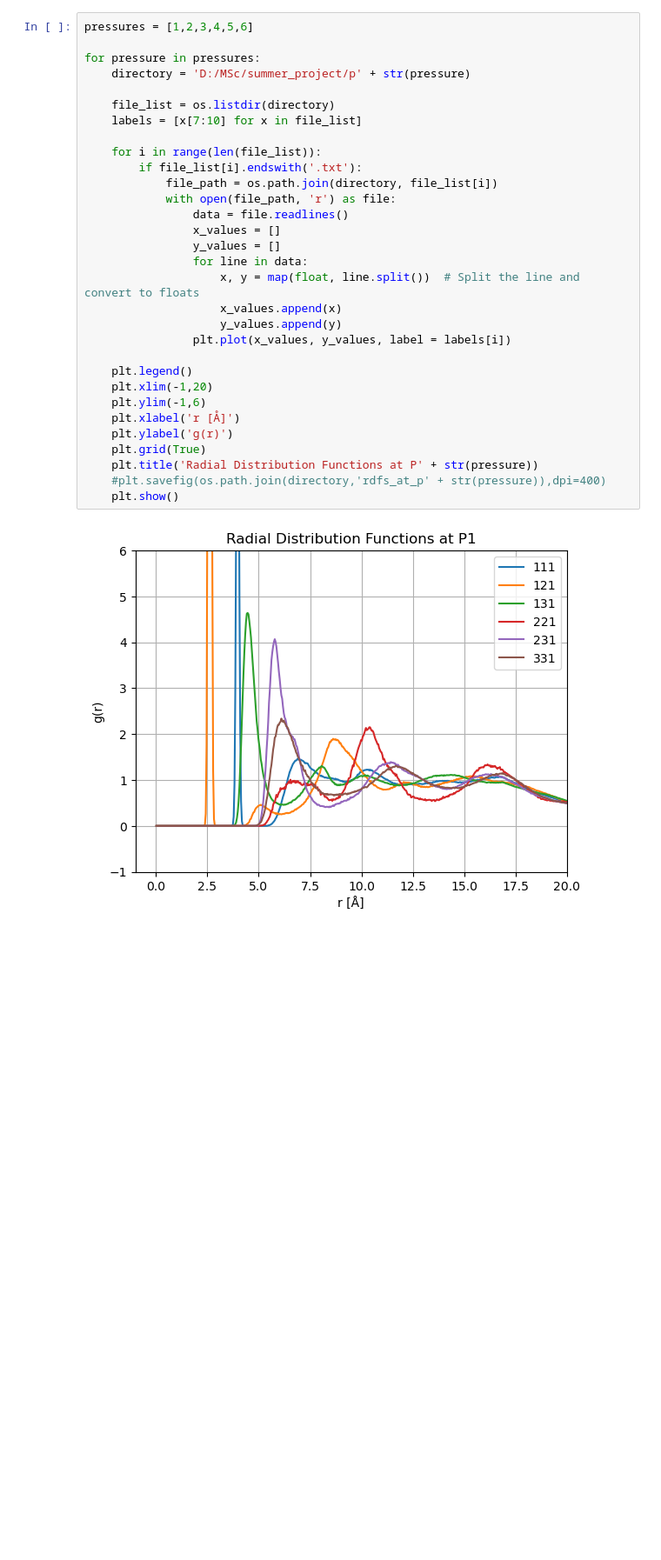
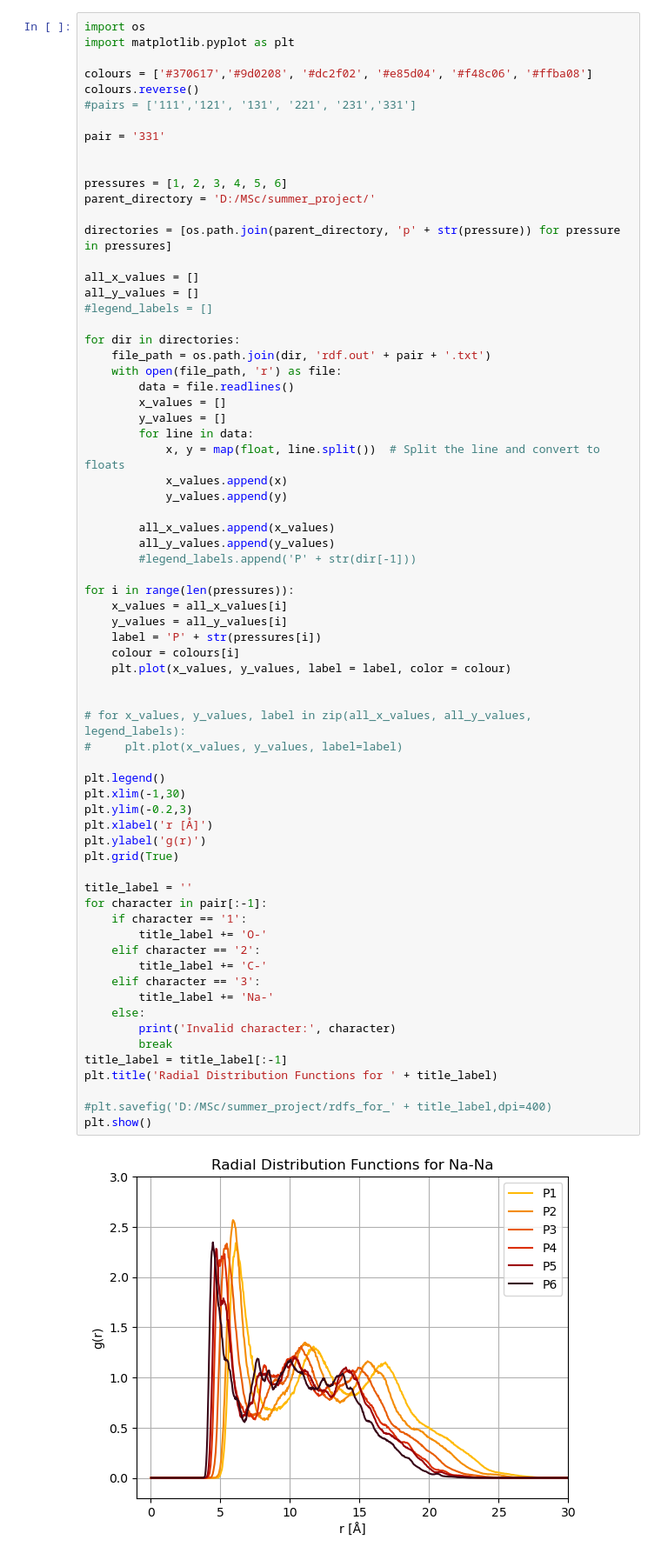
Before and after one commit to fionabaumhauer/msc_summer_project, a Jupyter notebook: plotting.ipynb, the cells around one changed output. Shown at 87% size. Saved outputs shown, nothing was run; the diff lists cells and outputs as text; blank space fills up the shorter version.

```diff
--- a/plotting.ipynb
+++ b/plotting.ipynb
@@ -36,33 +134,71 @@ plt.show()
 # %%
-pressures = [1,2,3,4,5,6]
+import os
+import matplotlib.pyplot as plt
 
-for pressure in pressures:
-    directory = 'D:/MSc/summer_project/p' + str(pressure)
+colours = ['#370617','#9d0208', '#dc2f02', '#e85d04', '#f48c06', '#ffba08']
+colours.reverse()
+#pairs = ['111','121', '131', '221', '231','331']
 
-    file_list = os.listdir(directory)
-    labels = [x[7:10] for x in file_list]
+pair = '331'
 
-    for i in range(len(file_list)):
-        if file_list[i].endswith('.txt'):
-            file_path = os.path.join(directory, file_list[i])
-            with open(file_path, 'r') as file:
-                data = file.readlines()
-                x_values = []
-                y_values = []
-                for line in data:
-                    x, y = map(float, line.split())  # Split the line and convert to floats
-                    x_values.append(x)
-                    y_values.append(y)
-                plt.plot(x_values, y_values, label = labels[i])
 
-    plt.legend()
-    plt.xlim(-1,20)
-    plt.ylim(-1,6)
-    plt.xlabel('r [Å]')
-    plt.ylabel('g(r)')
-    plt.grid(True)
-    plt.title('Radial Distribution Functions at P' + str(pressure))
-    #plt.savefig(os.path.join(directory,'rdfs_at_p' + str(pressure)),dpi=400)
-    plt.show()
+pressures = [1, 2, 3, 4, 5, 6]
+parent_directory = 'D:/MSc/summer_project/'
+
+directories = [os.path.join(parent_directory, 'p' + str(pressure)) for pressure in pressures]
+
+all_x_values = []
+all_y_values = []
+#legend_labels = []
+
+for dir in directories:
+    file_path = os.path.join(dir, 'rdf.out' + pair + '.txt')
+    with open(file_path, 'r') as file:
+        data = file.readlines()
+        x_values = []
+        y_values = []
+        for line in data:
+            x, y = map(float, line.split())  # Split the line and convert to floats
+            x_values.append(x)
+            y_values.append(y)
+
+        all_x_values.append(x_values)
+        all_y_values.append(y_values)
+        #legend_labels.append('P' + str(dir[-1]))
+
+for i in range(len(pressures)):
+    x_values = all_x_values[i]
+    y_values = all_y_values[i]
+    label = 'P' + str(pressures[i])
+    colour = colours[i]
+    plt.plot(x_values, y_values, label = label, color = colour)
+
+
+# for x_values, y_values, label in zip(all_x_values, all_y_values, legend_labels):
+#     plt.plot(x_values, y_values, label=label)
+
+plt.legend()
+plt.xlim(-1,30)
+plt.ylim(-0.2,3)
+plt.xlabel('r [Å]')
+plt.ylabel('g(r)')
+plt.grid(True)
+
+title_label = ''
+for character in pair[:-1]:
+    if character == '1':
+        title_label += 'O-'
+    elif character == '2':
+        title_label += 'C-'
+    elif character == '3':
+        title_label += 'Na-'
+    else:
+        print('Invalid character:', character)
+        break
+title_label = title_label[:-1]
+plt.title('Radial Distribution Functions for ' + title_label)
+
+#plt.savefig('D:/MSc/summer_project/rdfs_for_' + title_label,dpi=400)
+plt.show()
 # %% [output]
-[figure, old version]
+[figure, new version]
```
Also changed, not shown: parts of 5 cells of this notebook.
